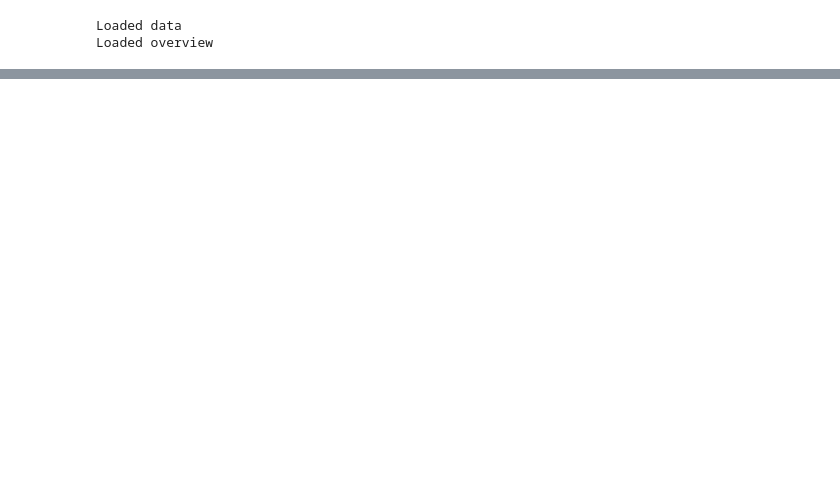
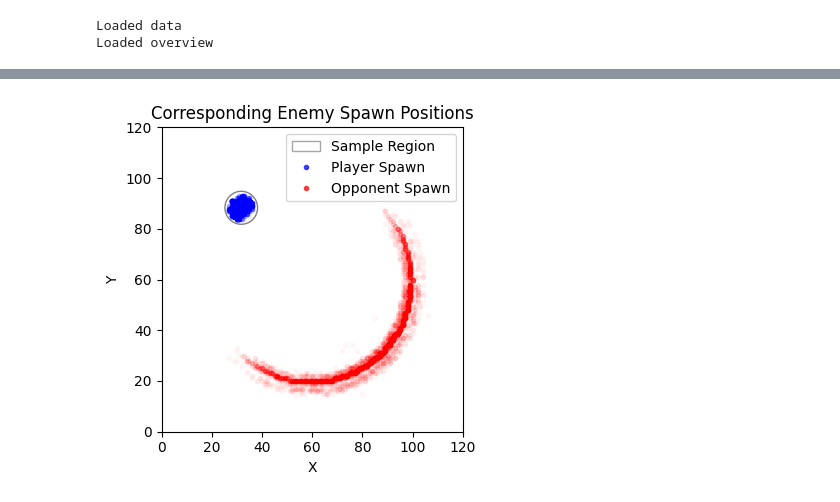
Before and after one commit to crazysissen/AoE2Mining, a Jupyter notebook: test.ipynb, the cells around one changed output, grey strips where cells are left out. Drawn from its saved outputs; the diff is of its cells as text; code cells hidden in the pictures; blank space fills up the shorter version.

```diff
--- a/test.ipynb
+++ b/test.ipynb
@@ -209,3 +425,68 @@ plt.show()
+# %%
+# Enemy town center spawn NON INTERACTIVE
+
+map_width = 120
+
+# Interactive parameters
+current_angle = math.pi * 1.75
+current_radius = 5
+current_distance = 40
+
+# Figure init
+figure = plt.figure(figsize=(4, 4))
+plt.title("Corresponding Enemy Spawn Positions")
+plt.xlim(0, map_width)
+plt.ylim(0, map_width)
+plt.xlabel("X")
+plt.ylabel("Y")
+
+# Circle
+circle = mplp.Circle((0, 0), color="grey", fill=False, label="Sample Region")
+figure.axes[0].add_patch(circle)
+
+# Plots
+plot_p1 = plt.plot([], [], ".", alpha=0.03, color="blue", label="Player Spawn")
+plot_p2 = plt.plot([], [], ".", alpha=0.03, color="red", label="Opponent Spawn")
+
+# Functional variables
+data_filtered = []
+
+# Main draw
+def v4_draw(angle, radius, distance):
+	global data_filtered
+	position = (
+		map_width / 2 + distance * math.sin(angle),
+		map_width / 2 + distance * math.cos(angle)
+	)
+	circle.center = position
+	circle.radius = radius * 1.3
+	radius_squared = radius * radius
+	data_filtered = overview.loc[
+		(overview["p1_xpos"] - position[0]) * (overview["p1_xpos"] - position[0]) +
+		(overview["p1_ypos"] - position[1]) * (overview["p1_ypos"] - position[1]) < radius_squared
+	]
+	plot_p1[0].set_xdata(data_filtered["p1_xpos"])
+	plot_p1[0].set_ydata(data_filtered["p1_ypos"])
+	plot_p2[0].set_xdata(data_filtered["p2_xpos"])
+	plot_p2[0].set_ydata(data_filtered["p2_ypos"])
+
+# Draw with the global interactive vars
+def v4_draw_with_globals():
+	global current_angle
+	global current_radius
+	global current_distance
+	v4_draw(current_angle, current_radius, current_distance)
+
+v4_draw_with_globals()
+
+legend = plt.legend(loc='upper right')
+for handle in legend.legend_handles:
+	handle.set_alpha(0.7)
+
+plt.tight_layout()
+plt.show()
+# %% [output]
+[figure, added]
 # %%
 # Player town center spawn correlation
 
```
Also changed, not shown: parts of 8 cells of this notebook, 11 other files.
